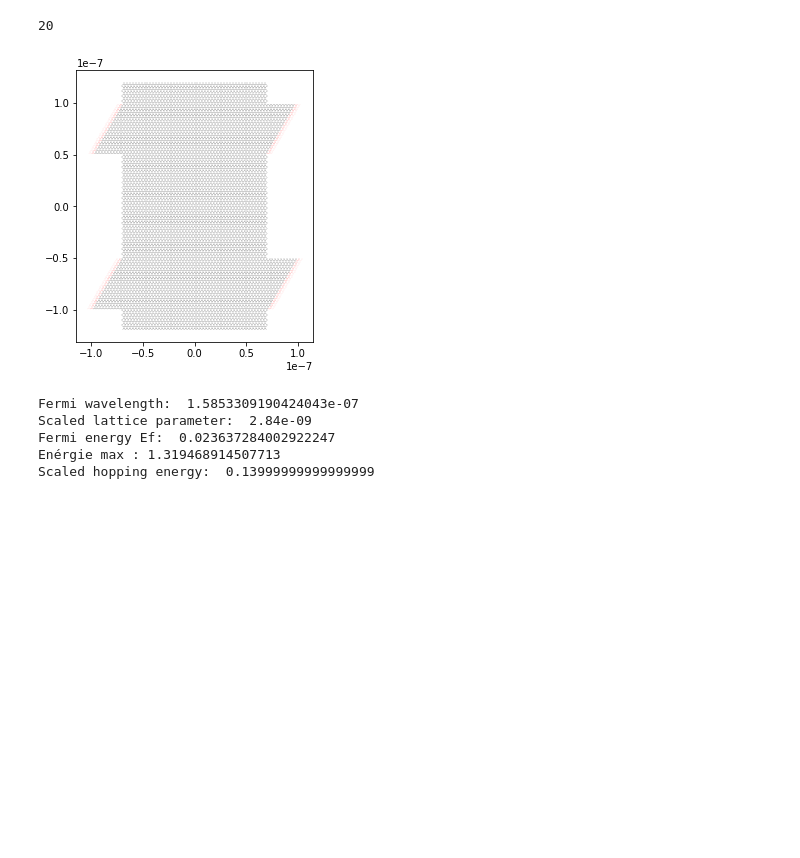
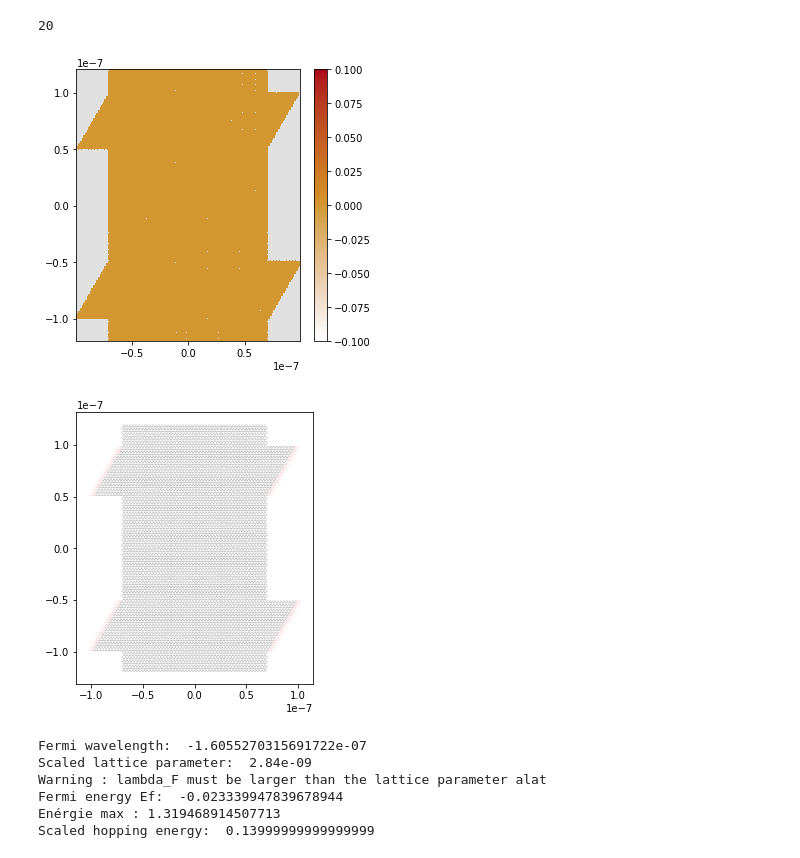
Before and after one commit to jeremiepirard/Kwant, a Jupyter notebook: Finalsf20.ipynb, the cells around one changed output. Saved outputs shown, nothing was run; the diff lists cells and outputs as text; code cells hidden in the pictures; blank space fills up the shorter version.

```diff
--- a/Finalsf20.ipynb
+++ b/Finalsf20.ipynb
@@ -28,12 +30,25 @@ def onsite(site):
     """
 
     (x, y) = site.pos
-    d = y * math.cos(60) + x * math.sin(60)
+    eta = -((y/10e-9)+1)
 
     if w == 0:
-            return pot
+            return 0
     else:
-        return pot * math.tanh(d / w)
+        return -abs(Ef)*n/2*(math.tanh(eta*w)+ 1 )
+    '''
+    Jonction pp' (p'<p)
+    0<n<1
+    (p'>p)
+    n>0
+
+    Jonction pn'
+    n<1
+
+    Jonction pn
+    n=2
+    w = pente
+    '''
 # %%
 def hopping(site_i, site_j):
     """
@@ -88,32 +104,32 @@ def make_system(alat=1,W=1,L=1,t=1.0, h_l= 10, w_l=10,d_armEdge=10):
 # %%
 a0 = 0.142e-9  # réel
 sf = 20 #scaling factor
 alat = sf*a0 #scaled lattice factor
 t0 = 2.8 ; #true hopping energy
-
-
+n=0.0
+w=1
 t = t0/sf
 W = 7e-9*sf; L = 10e-9*sf # width and length of the electronic system: ordre de dimension 10e-7
 
-N_p = -20e16 #densité de porteurs
-Ef = (3/2) * t * (alat) * np.sqrt(abs(np.pi*N_p))/sf
+N_p = -19.5e16 #densité de porteurs
+Ef = -(3/2) * t * (alat) * np.sqrt(abs(np.pi*N_p))/sf
 h_l = 5e-9*sf ; w_l = 0*sf ; d_armEdge =2e-9*sf
 print(sf)
-w = 0
+k = 0
 junctionType = 'pp'
 pot= 0 # Valeur du potentiel
 sys = make_system(alat,W,L,t, h_l, w_l,d_armEdge)
 
-
+kwant.plotter.map(sys, onsite)
 sys = sys.finalized()
 
 kwant.plot(sys, site_size=alat)
 B_coef = 4*2*h_bar*math.sqrt(math.pi)/(e*L)*10e13
-Field = np.linspace(0, 1, 11)
-#ok
+Field = np.linspace(0, -1, 50)
 # %% [output]
 20
-[figure, old version]
+[figure, new version]
+[figure, added]
 # %%
 """ The wavelength must be (much more) larger than the lattice parameter """
 lambda_F = 3 * pi * alat * t / Ef # computation of the wavelength in graphene
@@ -129,8 +145,9 @@ print('Scaled hopping energy: ', t)
 if abs(Ef/t) > (1/2):
     print('Warning : Ef must be smaller than (1/2)t')
 # %% [output]
-Fermi wavelength:  1.5853309190424043e-07
+Fermi wavelength:  -1.6055270315691722e-07
 Scaled lattice parameter:  2.84e-09
-Fermi energy Ef:  0.023637284002922247
+Warning : lambda_F must be larger than the lattice parameter alat
+Fermi energy Ef:  -0.023339947839678944
 Enérgie max : 1.319468914507713
 Scaled hopping energy:  0.13999999999999999
```
Also changed, not shown: parts of 21 cells of this notebook.
